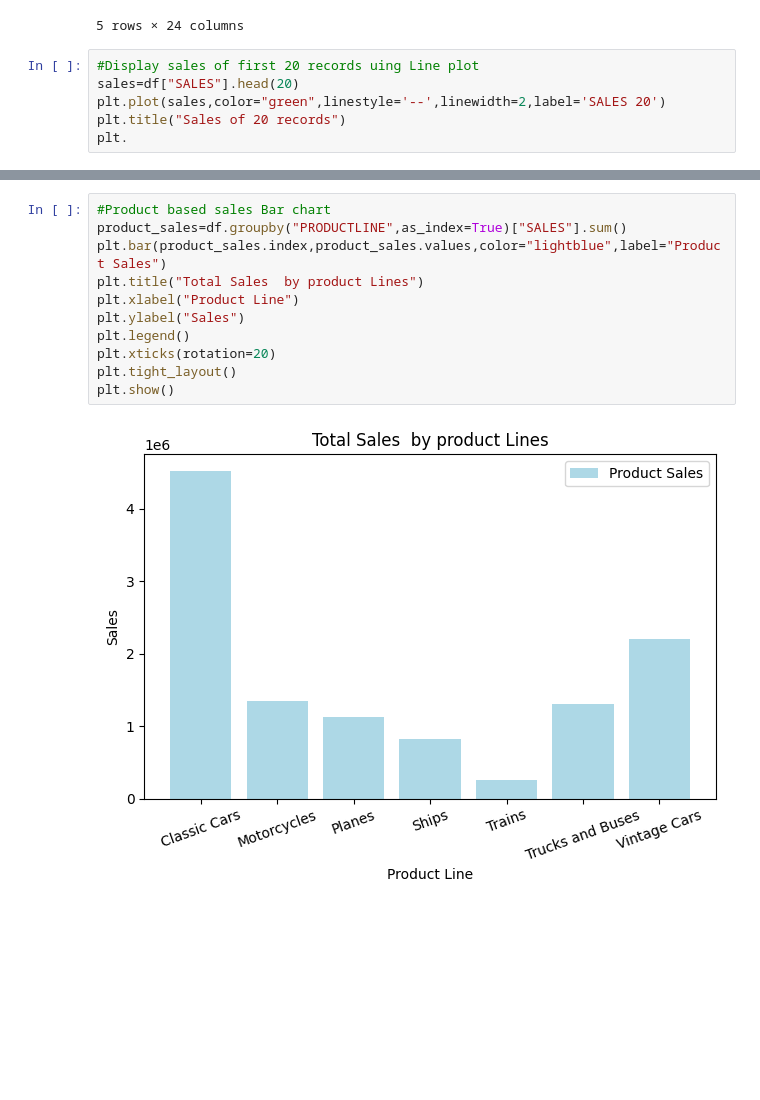
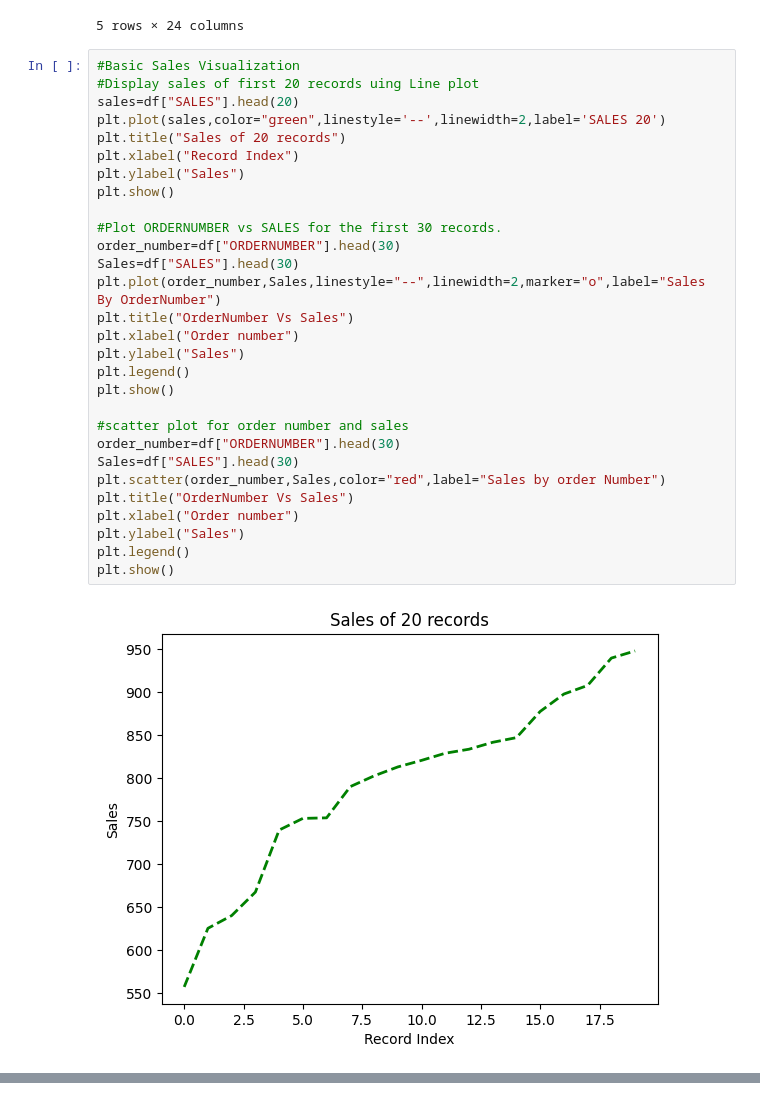
Before and after one commit to Gunjan934/sales-data-analysis, a Jupyter notebook: notebook/Matplotlib_sales_Analysis.ipynb, the cells around one changed output, grey strips where cells are left out. Saved outputs shown, nothing was run; the diff lists cells and outputs as text; blank space fills up the shorter version.

Commit message:
Visual analysis on dataset

```diff
--- a/notebook/Matplotlib_sales_Analysis.ipynb
+++ b/notebook/Matplotlib_sales_Analysis.ipynb
@@ -13,8 +14,33 @@ df.head()
 | 4 | 10419 | 15 | 42.67 | 640.05 | 7 | 739.25775 | 2005-05-17 | ... |
 5 rows × 24 columns
 # %%
+#Basic Sales Visualization
 #Display sales of first 20 records uing Line plot
 sales=df["SALES"].head(20)
 plt.plot(sales,color="green",linestyle='--',linewidth=2,label='SALES 20')
 plt.title("Sales of 20 records")
-plt.
+plt.xlabel("Record Index")
+plt.ylabel("Sales")
+plt.show()
+
+#Plot ORDERNUMBER vs SALES for the first 30 records.
+order_number=df["ORDERNUMBER"].head(30)
+Sales=df["SALES"].head(30)
+plt.plot(order_number,Sales,linestyle="--",linewidth=2,marker="o",label="Sales By OrderNumber")
+plt.title("OrderNumber Vs Sales")
+plt.xlabel("Order number")
+plt.ylabel("Sales")
+plt.legend()
+plt.show()
+
+#scatter plot for order number and sales
+order_number=df["ORDERNUMBER"].head(30)
+Sales=df["SALES"].head(30)
+plt.scatter(order_number,Sales,color="red",label="Sales by order Number")
+plt.title("OrderNumber Vs Sales")
+plt.xlabel("Order number")
+plt.ylabel("Sales")
+plt.legend()
+plt.show()
+# %% [output]
+[figure, added]
@@ -21,14 +49 @@ plt.
-# %%
-#Product based sales Bar chart
-product_sales=df.groupby("PRODUCTLINE",as_index=True)["SALES"].sum()
-plt.bar(product_sales.index,product_sales.values,color="lightblue",label="Product Sales")
-plt.title("Total Sales  by product Lines")
-plt.xlabel("Product Line")
-plt.ylabel("Sales")
-plt.legend()
-plt.xticks(rotation=20)
-plt.tight_layout()
-plt.show()
-# %% [output]
-[figure, removed]
 # %%
```
Also changed, not shown: parts of 17 cells of this notebook.
